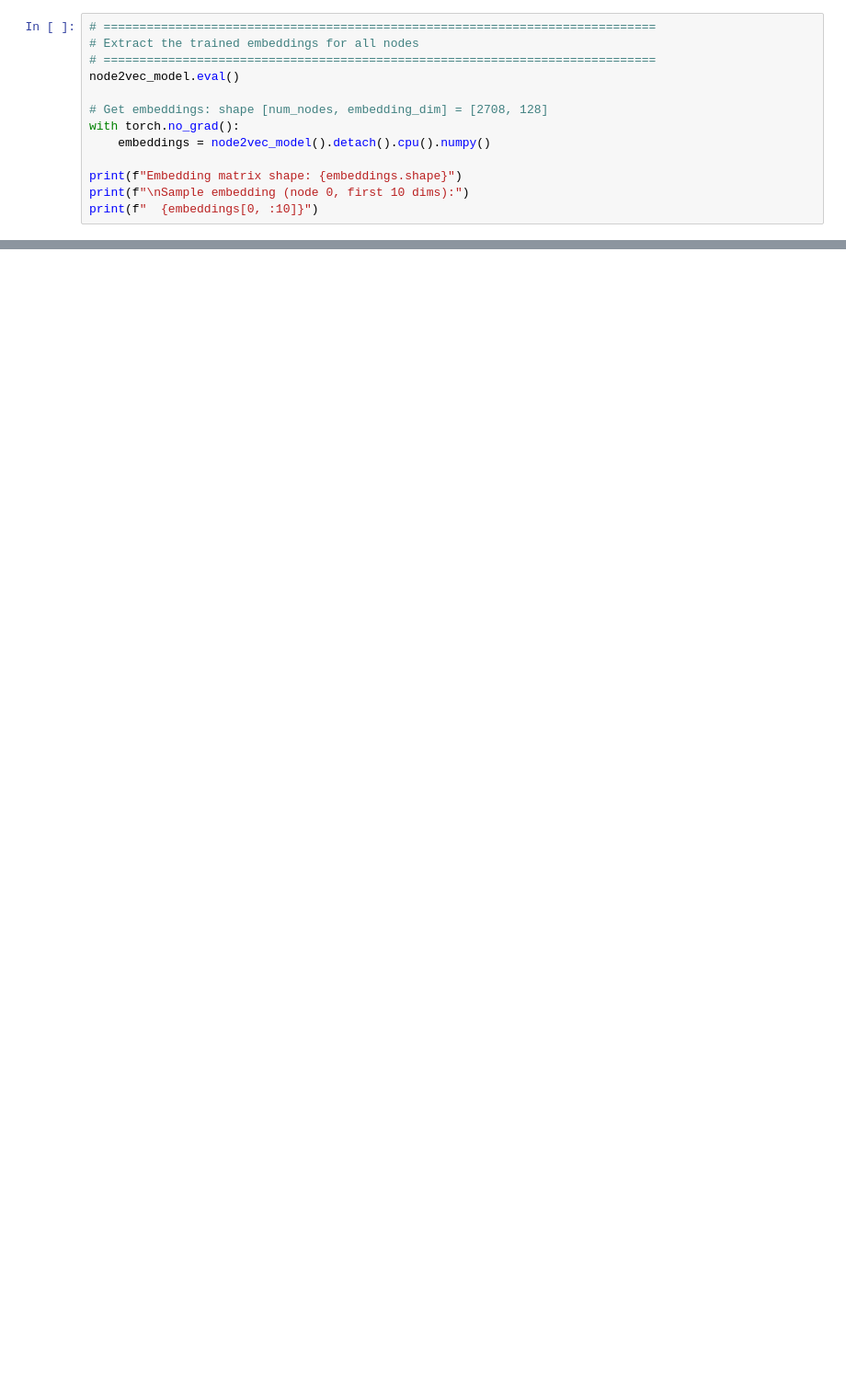
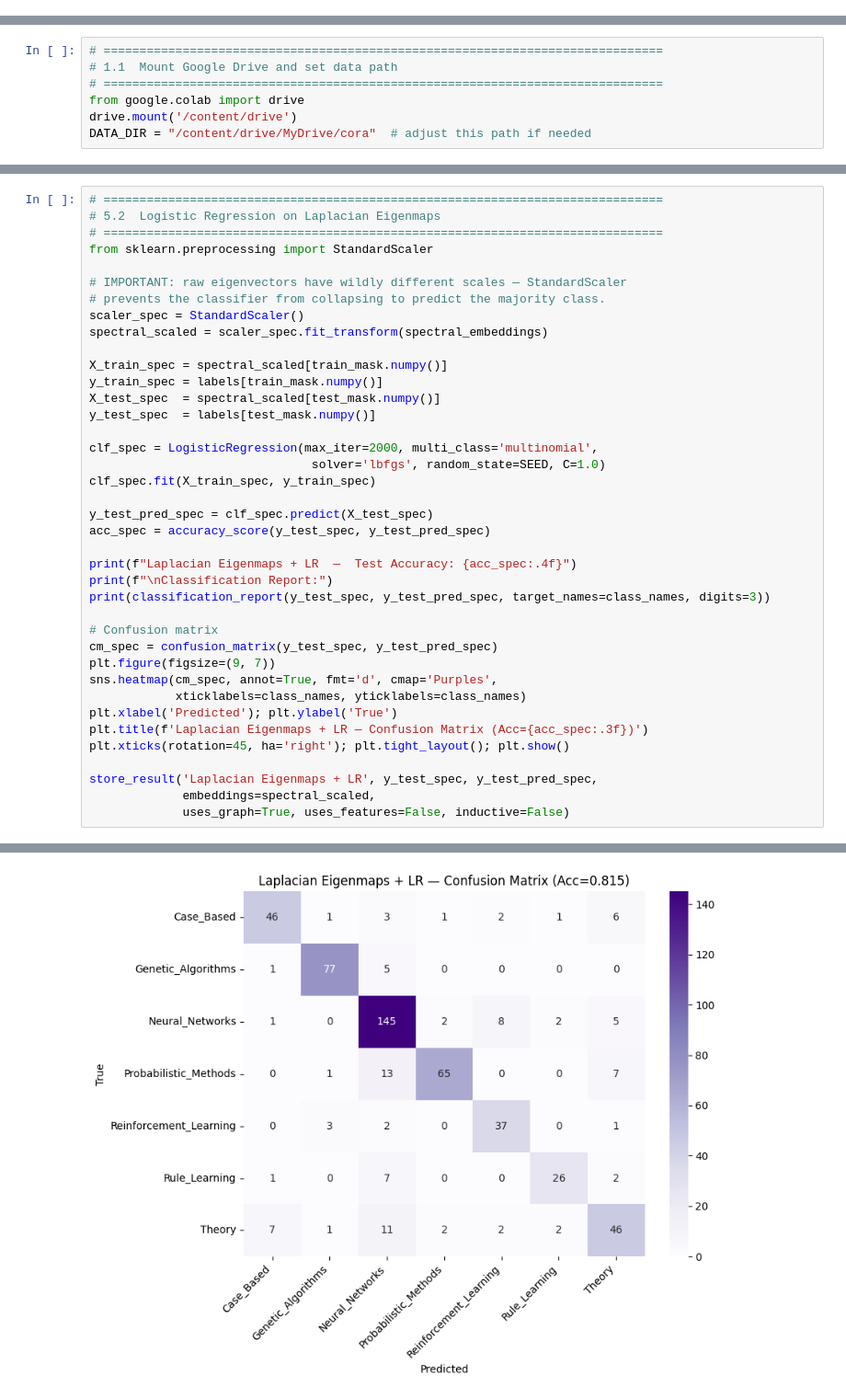
Before and after one commit to hadiqaalamdar/MassiveGraph_Project1, a Jupyter notebook: Part2_GraphEmbeddings.ipynb, the cells around one changed output, grey strips where cells are left out. Shown at 92% size. Saved outputs shown, nothing was run; the diff lists cells and outputs as text; blank space fills up the shorter version.

Commit message:
Full Pipeline for CORA Dataset

```diff
--- a/Part2_GraphEmbeddings.ipynb
+++ b/Part2_GraphEmbeddings.ipynb
@@ -437,13 +0,0 @@ in the citation graph — without ever seeing the paper's content.
-# %%
-# =============================================================================
-# Extract the trained embeddings for all nodes
-# =============================================================================
-node2vec_model.eval()
-
-# Get embeddings: shape [num_nodes, embedding_dim] = [2708, 128]
-with torch.no_grad():
-    embeddings = node2vec_model().detach().cpu().numpy()
-
-print(f"Embedding matrix shape: {embeddings.shape}")
-print(f"\nSample embedding (node 0, first 10 dims):")
-print(f"  {embeddings[0, :10]}")
@@ -614,0 +128,7 @@ AND node features, with end-to-end supervised training for classification.
+# %%
+# ==============================================================================
+# 1.1  Mount Google Drive and set data path
+# ==============================================================================
+from google.colab import drive
+drive.mount('/content/drive')
+DATA_DIR = "/content/drive/MyDrive/cora"  # adjust this path if needed
@@ -614,0 +521,40 @@ AND node features, with end-to-end supervised training for classification.
+# %%
+# ==============================================================================
+# 5.2  Logistic Regression on Laplacian Eigenmaps
+# ==============================================================================
+from sklearn.preprocessing import StandardScaler
+
+# IMPORTANT: raw eigenvectors have wildly different scales — StandardScaler
+# prevents the classifier from collapsing to predict the majority class.
+scaler_spec = StandardScaler()
+spectral_scaled = scaler_spec.fit_transform(spectral_embeddings)
+
+X_train_spec = spectral_scaled[train_mask.numpy()]
+y_train_spec = labels[train_mask.numpy()]
+X_test_spec  = spectral_scaled[test_mask.numpy()]
+y_test_spec  = labels[test_mask.numpy()]
+
+clf_spec = LogisticRegression(max_iter=2000, multi_class='multinomial',
+                               solver='lbfgs', random_state=SEED, C=1.0)
+clf_spec.fit(X_train_spec, y_train_spec)
+
+y_test_pred_spec = clf_spec.predict(X_test_spec)
+acc_spec = accuracy_score(y_test_spec, y_test_pred_spec)
+
+print(f"Laplacian Eigenmaps + LR  —  Test Accuracy: {acc_spec:.4f}")
+print(f"\nClassification Report:")
+print(classification_report(y_test_spec, y_test_pred_spec, target_names=class_names, digits=3))
+
+# Confusion matrix
+cm_spec = confusion_matrix(y_test_spec, y_test_pred_spec)
+plt.figure(figsize=(9, 7))
+sns.heatmap(cm_spec, annot=True, fmt='d', cmap='Purples',
+            xticklabels=class_names, yticklabels=class_names)
+plt.xlabel('Predicted'); plt.ylabel('True')
+plt.title(f'Laplacian Eigenmaps + LR — Confusion Matrix (Acc={acc_spec:.3f})')
+plt.xticks(rotation=45, ha='right'); plt.tight_layout(); plt.show()
+
+store_result('Laplacian Eigenmaps + LR', y_test_spec, y_test_pred_spec,
+             embeddings=spectral_scaled,
+             uses_graph=True, uses_features=False, inductive=False)
+# %% [output]
@@ -614,0 +577 @@ AND node features, with end-to-end supervised training for classification.
+[figure, added]
```
Also changed, not shown: parts of 108 cells of this notebook.
